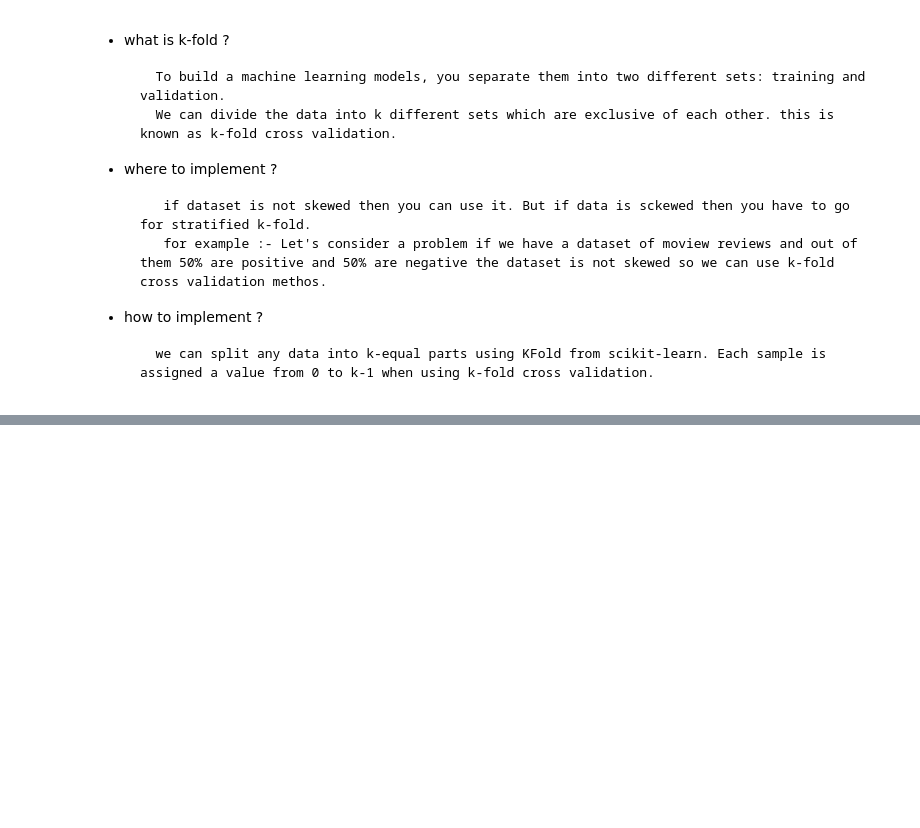
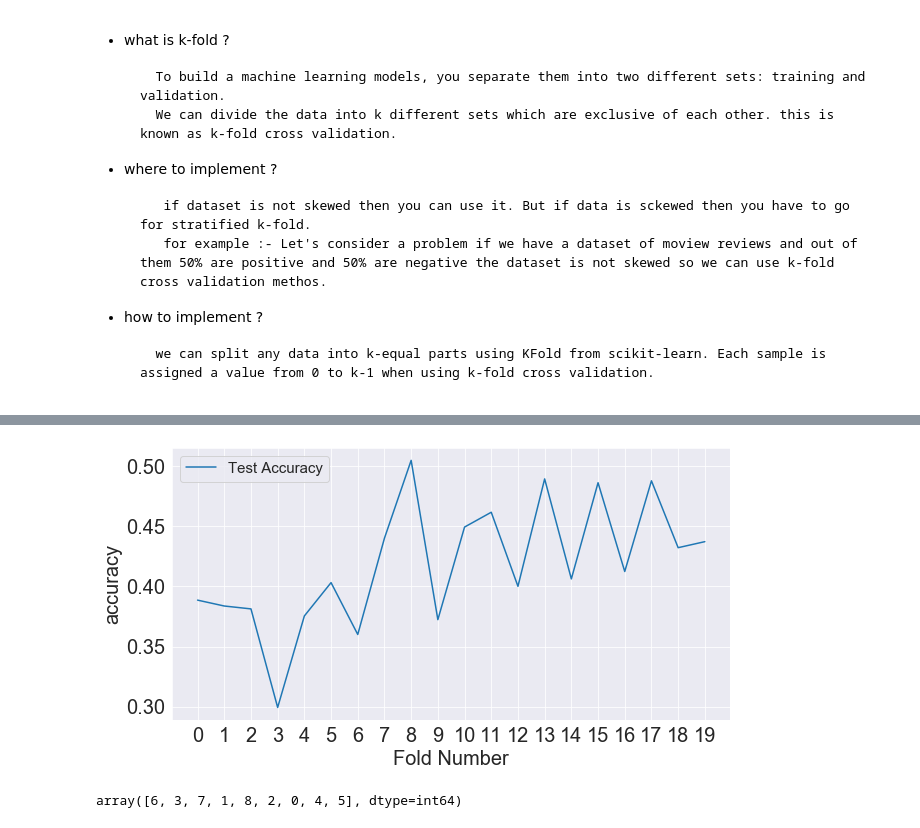
Before and after one commit to divaymohan/Easy-MachineLearning, a Jupyter notebook: supervisedVsUnsupervised/Cross_Validation.ipynb, the cells around one changed output, grey strips where cells are left out. Drawn from its saved outputs; the diff is of its cells as text; code cells hidden in the pictures; blank space fills up the shorter version.

```diff
--- a/supervisedVsUnsupervised/Cross_Validation.ipynb
+++ b/supervisedVsUnsupervised/Cross_Validation.ipynb
@@ -251,0 +258,3 @@ def _kfold(fileName):
+# %%
+df = pd.read_csv('train.csv')
+df["kfold"] = -1
@@ -251,0 +283,4 @@ def _kfold(fileName):
+# %%
+df.dropna(inplace=True)
+df.drop(["type"],axis=1,inplace=True)
+df.head(5)
@@ -251,0 +294,43 @@ def _kfold(fileName):
+# %%
+df_test
+df_train
+acc=[]
+for i in range (0,number_of_splits):
+    # seperate validation and training data
+    # training data exclude bin with kfold=i
+    # validation data include only bin with kfold=i
+    df_validation = df[df['kfold'].apply(lambda x: x==i)]
+    df_train = df[df['kfold'].apply(lambda x: x!=i)]
+    # X_train
+    X_train = df_train[['fixed acidity', 'volatile acidity', 'citric acid', 'residual sugar',
+       'chlorides', 'free sulfur dioxide', 'total sulfur dioxide', 'density',
+       'pH', 'sulphates', 'alcohol']]
+    # target value in y_train
+    y_train = df_train['quality']
+    # X_validation
+    X_validation =  df_validation[['fixed acidity', 'volatile acidity', 'citric acid', 'residual sugar',
+       'chlorides', 'free sulfur dioxide', 'total sulfur dioxide', 'density',
+       'pH', 'sulphates', 'alcohol']]
+    # y_validation
+    y_validation = df_validation['quality']
+    # decidion tree model
+    model = DecisionTreeClassifier()
+    #fit the data
+    model.fit(X_train,y_train)
+    y_pred = model.predict(X_validation)
+    acc.append(accuracy_score(y_validation, y_pred))
+# %%
+plt.figure(figsize=(10,5))
+sns.set_style("darkgrid")
+plt.plot(acc,label="Test Accuracy")
+plt.legend(loc="upper left",prop={'size':15})
+plt.xticks(range(0, 20,1))
+plt.xlabel("Fold Number", size=20)
+plt.ylabel("accuracy", size=20)
+plt.show()
+# %% [output]
+[figure, added]
+# %%
+df_train.kfold.unique()
+# %% [output]
+array([6, 3, 7, 1, 8, 2, 0, 4, 5], dtype=int64)
```
Also changed, not shown: parts of 4 cells of this notebook, 1 other file.
